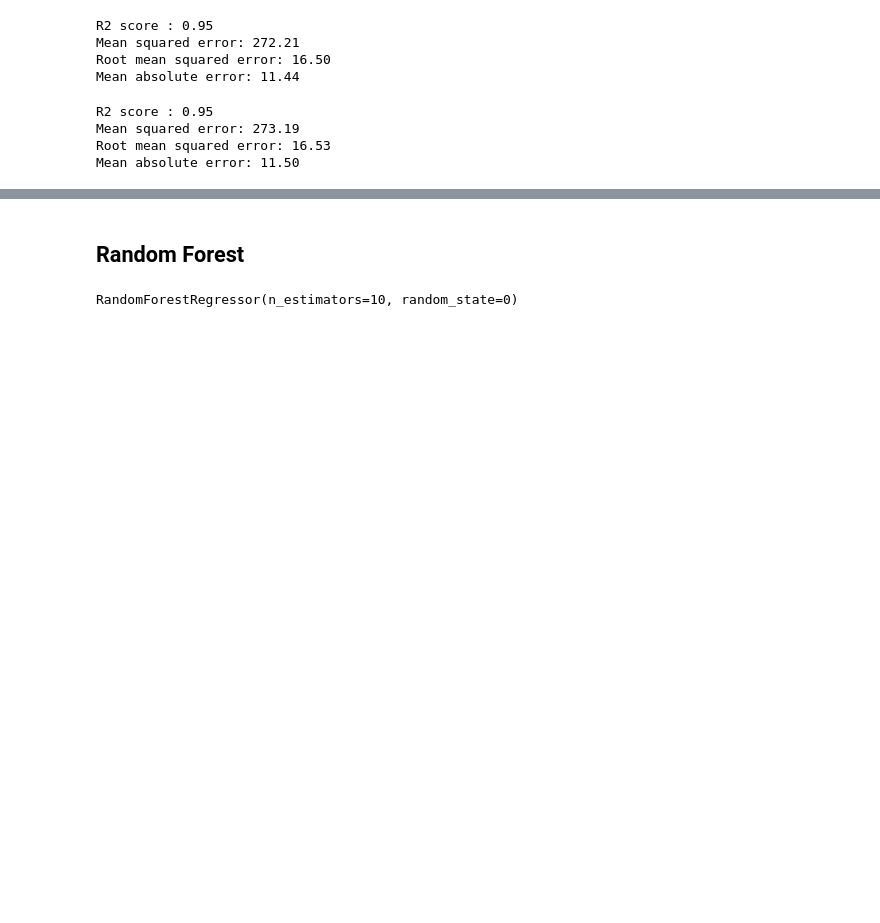
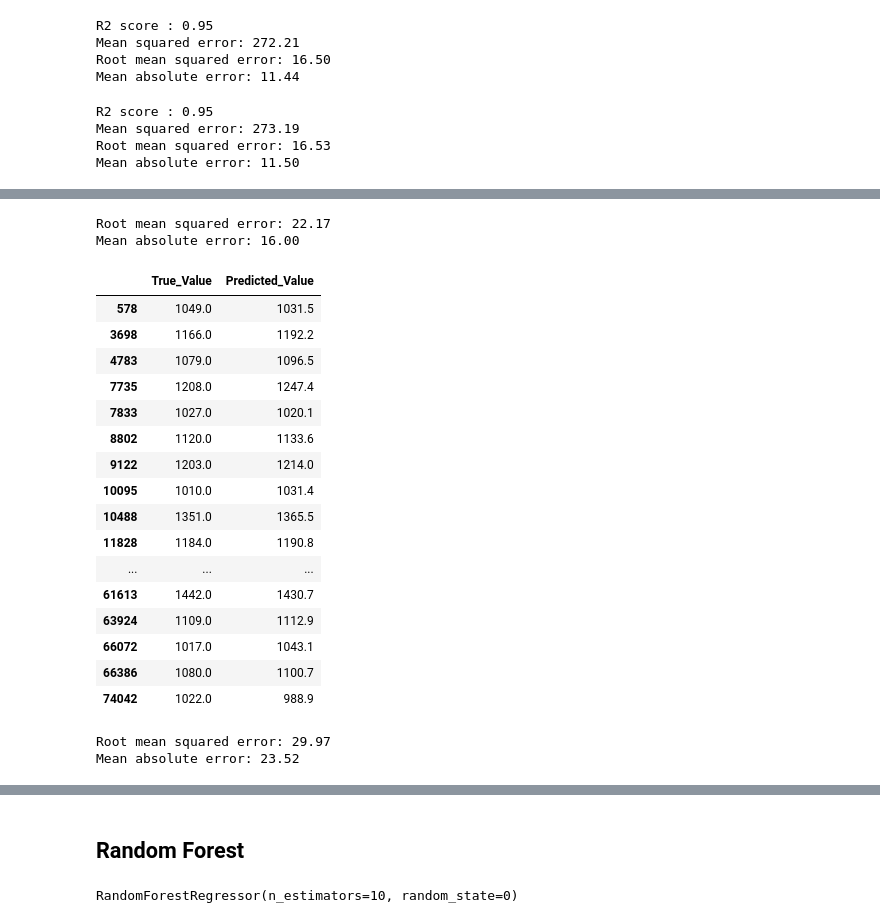
Before and after one commit to AMVamsi/Flight_Delay_Prediction, a Jupyter notebook: Regression .ipynb, the cells around one changed output, grey strips where cells are left out. Saved outputs shown, nothing was run; the diff lists cells and outputs as text; code cells hidden in the pictures; blank space fills up the shorter version.

```diff
--- a/Regression .ipynb
+++ b/Regression .ipynb
@@ -477,0 +350,7 @@ label_test_un = np.asarray(dr["ArrDelayMinutes"])
+# %%
+l=np.array([label_test_ov,xgr_ov])
+data=pd.DataFrame(l)
+d1=data.T
+d1=d1.rename(columns={0:"True_Value",1:"Predicted_Value"})
+r=d1.round(1)
+r.to_csv("Analize.csv")
@@ -477,0 +443,33 @@ label_test_un = np.asarray(dr["ArrDelayMinutes"])
+# %%
+print("Root mean squared error: %.2f" %mean_squared_error(b4["True_Value"],b4["Predicted_Value"])**0.5)
+print("Mean absolute error: %.2f" % mean_absolute_error(b4["True_Value"],b4["Predicted_Value"]))
+# %% [output]
+Root mean squared error: 22.17
+Mean absolute error: 16.00
+# %%
+b5=r[r["True_Value"]>1000]
+b5
+# %% [output]
+|  | True_Value | Predicted_Value |
+| 578 | 1049.0 | 1031.5 |
+| 3698 | 1166.0 | 1192.2 |
+| 4783 | 1079.0 | 1096.5 |
+| 7735 | 1208.0 | 1247.4 |
+| 7833 | 1027.0 | 1020.1 |
+| 8802 | 1120.0 | 1133.6 |
+| 9122 | 1203.0 | 1214.0 |
+| 10095 | 1010.0 | 1031.4 |
+| 10488 | 1351.0 | 1365.5 |
+| 11828 | 1184.0 | 1190.8 |
+| ... | ... | ... |
+| 61613 | 1442.0 | 1430.7 |
+| 63924 | 1109.0 | 1112.9 |
+| 66072 | 1017.0 | 1043.1 |
+| 66386 | 1080.0 | 1100.7 |
+| 74042 | 1022.0 | 988.9 |
+# %%
+print("Root mean squared error: %.2f" %mean_squared_error(b5["True_Value"],b5["Predicted_Value"])**0.5)
+print("Mean absolute error: %.2f" % mean_absolute_error(b5["True_Value"],b5["Predicted_Value"]))
+# %% [output]
+Root mean squared error: 29.97
+Mean absolute error: 23.52
```
Also changed, not shown: parts of 35 cells of this notebook.
